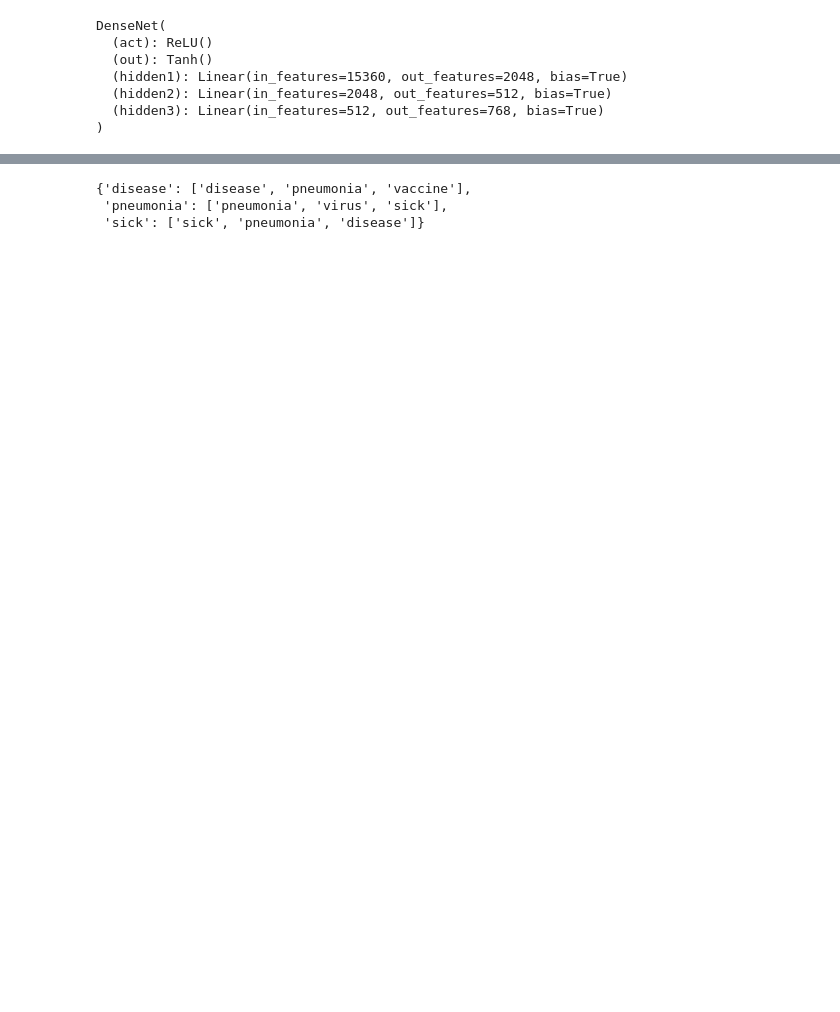
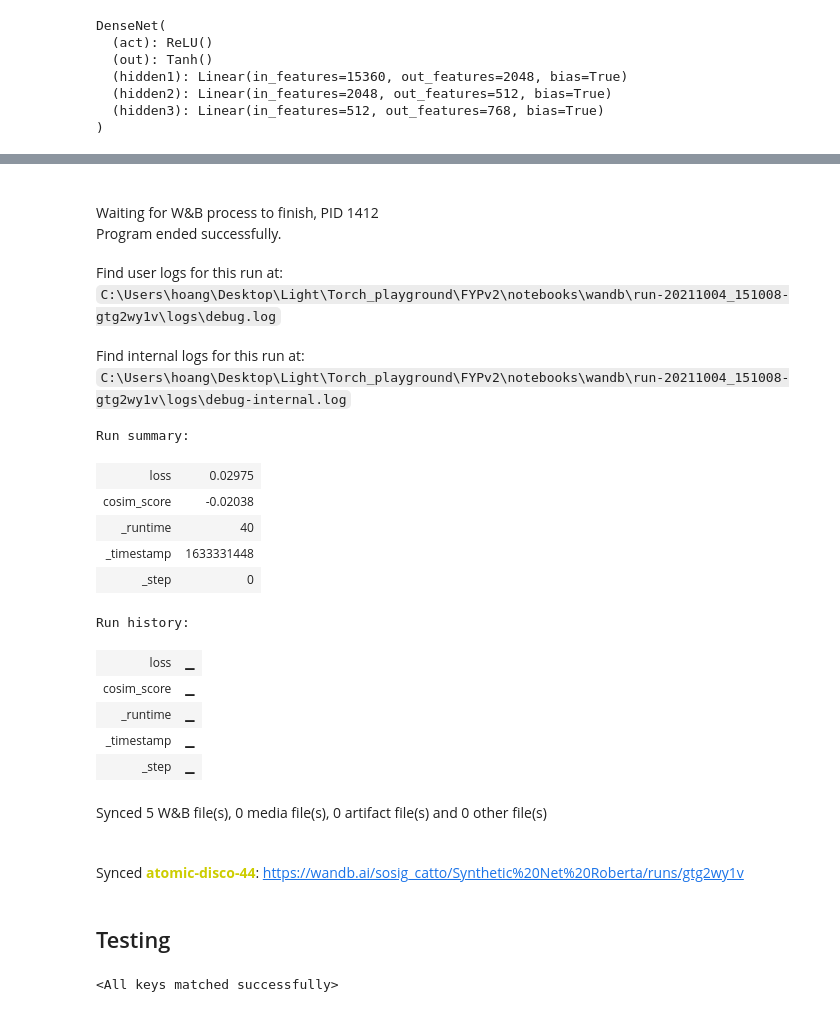
Before and after one commit to TheMarvelousWhale/SyntheticNet, a Jupyter notebook: notebooks/SyntheticNet - Roberta.ipynb, the cells around one changed output, grey strips where cells are left out. Cells and saved outputs as stored; diff of their text form; code cells hidden in the pictures; blank space fills up the shorter version.

```diff
--- a/notebooks/SyntheticNet - Roberta.ipynb
+++ b/notebooks/SyntheticNet - Roberta.ipynb
@@ -216,8 +223,30 @@ def negative_sample(target,files,n=4):
 
 d = {x:negative_sample(x,files_available,2) for x in ['disease','pneumonia','sick']}
 # %%
-d
+wandb.finish()
 # %% [output]
+Waiting for W&B process to finish, PID 1412
+Program ended successfully.
+Find user logs for this run at: C:\Users\hoang\Desktop\Light\Torch_playground\FYPv2\notebooks\wandb\run-20211004_151008-gtg2wy1v\logs\debug.log
+Find internal logs for this run at: C:\Users\hoang\Desktop\Light\Torch_playground\FYPv2\notebooks\wandb\run-20211004_151008-gtg2wy1v\logs\debug-internal.log
-{'disease': ['disease', 'pneumonia', 'vaccine'],
- 'pneumonia': ['pneumonia', 'virus', 'sick'],
- 'sick': ['sick', 'pneumonia', 'disease']}
+Run summary:
+| loss | 0.02975 |
+| cosim_score | -0.02038 |
+| _runtime | 40 |
+| _timestamp | 1633331448 |
+| _step | 0 |
+Run history:
+| loss | ▁ |
+| cosim_score | ▁ |
+| _runtime | ▁ |
+| _timestamp | ▁ |
+| _step | ▁ |
+Synced 5 W&B file(s), 0 media file(s), 0 artifact file(s) and 0 other file(s)
+Synced atomic-disco-44: https://wandb.ai/sosig_catto/Synthetic%20Net%20Roberta/runs/gtg2wy1v
+# %% [markdown]
+## Testing
+# %%
+model_to_test =  DenseNet(context_length = 10,embed_size=768)
+model_to_test.load_state_dict(torch.load('../outputs/2021-10_giga_only_capital_spring-dust-35.pt'))
+# %% [output]
+<All keys matched successfully>
```
Also changed, not shown: parts of 19 cells of this notebook, 25 other files.
